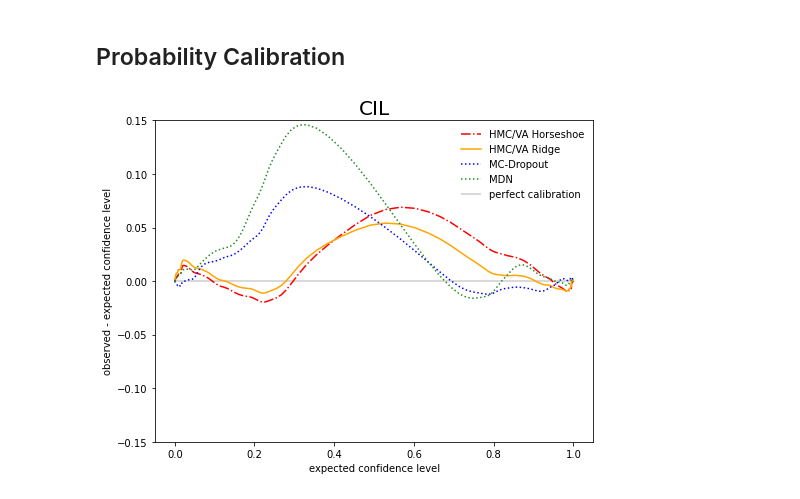
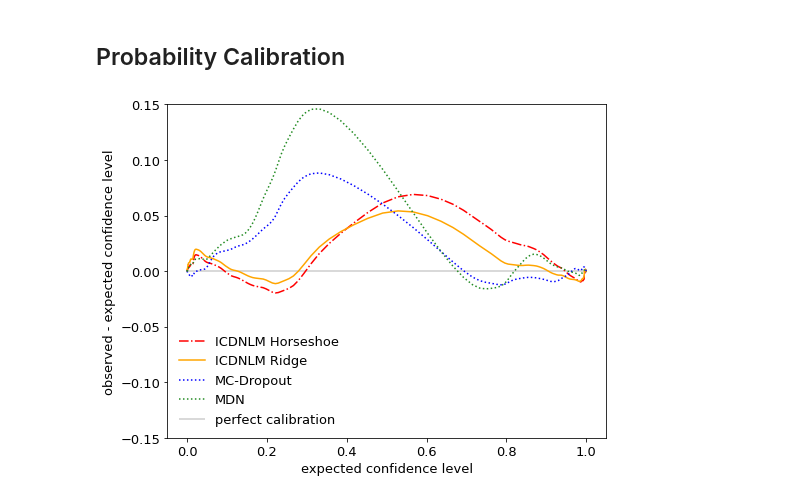
Before and after one commit to clarahoffmann/commaai, a Jupyter notebook: 05_predictions/calibration/cil/calibration.ipynb, the cells around one changed output. Drawn from its saved outputs; the diff is of its cells as text; code cells hidden in the pictures.

```diff
--- a/05_predictions/calibration/cil/calibration.ipynb
+++ b/05_predictions/calibration/cil/calibration.ipynb
@@ -46,15 +46,16 @@ mc_dropout_av_dens = np.mean(mc_dropout_den, axis = 0)
 # %% [markdown]
 ## Marginal Calibration
 # %%
-fig = plt.figure(figsize=(7, 5))
+plt.rcParams.update({'font.size': 13})
+fig = plt.figure(figsize=(4,3))
 ax = fig.add_subplot(111)
 
 # Plot the histrogram
 ax.plot(support, density_gauss, color = 'black', label = 'Gaussian KDE')
 ax.hist(true_y, bins=500, density=True,
         zorder=5, edgecolor='k', alpha=0.1)
-ax.plot(grid, va_horse_av_den, color = 'red', linestyle= '-.', label = 'HMC/VA Horseshoe')
-ax.plot(grid, va_ridge_av_den, color = 'orange', label = 'HMC/VA Ridge')
+ax.plot(grid, va_horse_av_den, color = 'red', linestyle= '-.', label = 'ICDNLM Horseshoe')
+ax.plot(grid, va_ridge_av_den, color = 'orange', label = 'ICDNLM Ridge')
 ax.plot(grid, mc_dropout_av_dens, color = 'blue', label = 'MC-Dropout', linestyle= ':')
 ax.plot(grid, mdn_av_dens, color = 'forestgreen', label = 'MDN', linestyle= ':')
 #ax.plot(grid, hmc_ridge['av_density'], color = 'orange', label = 'HMC Ridge', linestyle = '-.')
@@ -65,5 +66,9 @@ plt.legend(framealpha=0.0)
 plt.xlabel('angle')
 plt.ylabel('density')
 fig.tight_layout(rect=[0.05, 0, 1, 1])
-plt.savefig('../../../../data/commaai/calibration/marginal_calibration/marginal_calibration_cil.png')
+fig.set_size_inches(8, 6)
+figure = plt.gcf()
+figure.set_size_inches(8, 6)
+plt.savefig('marginal_calibration_cil.png', dpi = 100, bbox_inches='tight')
+#plt.savefig('../../../../data/commaai/calibration/marginal_calibration/marginal_calibration_cil.png', dpi = 100, bbox_inches='tight')
 # %% [output]
@@ -150,22 +156,25 @@ with multiprocessing.Pool(20) as proc:
 cdf = np.cumsum(np.array(probs))
 # %%
 # plot like in Klein Paper
-fig = plt.figure(figsize=(7,5))
+plt.rcParams.update({'font.size': 13})
+fig = plt.figure(figsize=(4,3))
 ax = fig.add_subplot(111)
 #ax.plot(cdf, cdf_va- cdf, color = 'red', label = 'VA/Horseshoe')
 ax.hlines(0, 0, 1, color = 'black', label ='perfect calibration', alpha = 0.2)
-ax.plot(cdf[help_grid], va_horse_cdf - cdf[help_grid], color = 'red', linestyle= '-.', label = 'HMC/VA Horseshoe')
-ax.plot(cdf[help_grid], va_ridge_cdf - cdf[help_grid], color = 'orange', label = 'HMC/VA Ridge') #*0.9292
+ax.plot(cdf[help_grid], va_horse_cdf - cdf[help_grid], color = 'red', linestyle= '-.', label = 'ICDNLM Horseshoe')
+ax.plot(cdf[help_grid], va_ridge_cdf - cdf[help_grid], color = 'orange', label = 'ICDNLM Ridge') #*0.9292
 ax.plot(cdf[help_grid], mc_dropout_cdf - cdf[help_grid], color = 'blue', label = 'MC-Dropout', linestyle= ':') #*0.9292
 ax.plot(cdf[help_grid], mdn_cdf - cdf[help_grid], color = 'forestgreen', label = 'MDN', linestyle= ':') #*0.9292
 ax.legend()
 plt.legend(framealpha=0.0)
 plt.tight_layout()
-plt.autoscale()
+#plt.autoscale()
 plt.ylim(-.15,.15)
-plt.title('CIL', size = 20)
+#plt.title('CIL', size = 20)
 plt.xlabel('expected confidence level')
 plt.ylabel('observed - expected confidence level')
-plt.savefig('../../../../data/commaai/calibration/marginal_calibration/prob_calibration_cil.png')
+fig.set_size_inches(8, 6)
+plt.savefig('prob_calibration_cil.png', dpi = 100, bbox_inches='tight')
+#plt.savefig('../../../../data/commaai/calibration/marginal_calibration/prob_calibration_cil.png')
 # %% [output]
-[figure, old version]
+[figure, new version]
```
Also changed, not shown: parts of 4 cells of this notebook, 53 other files.
